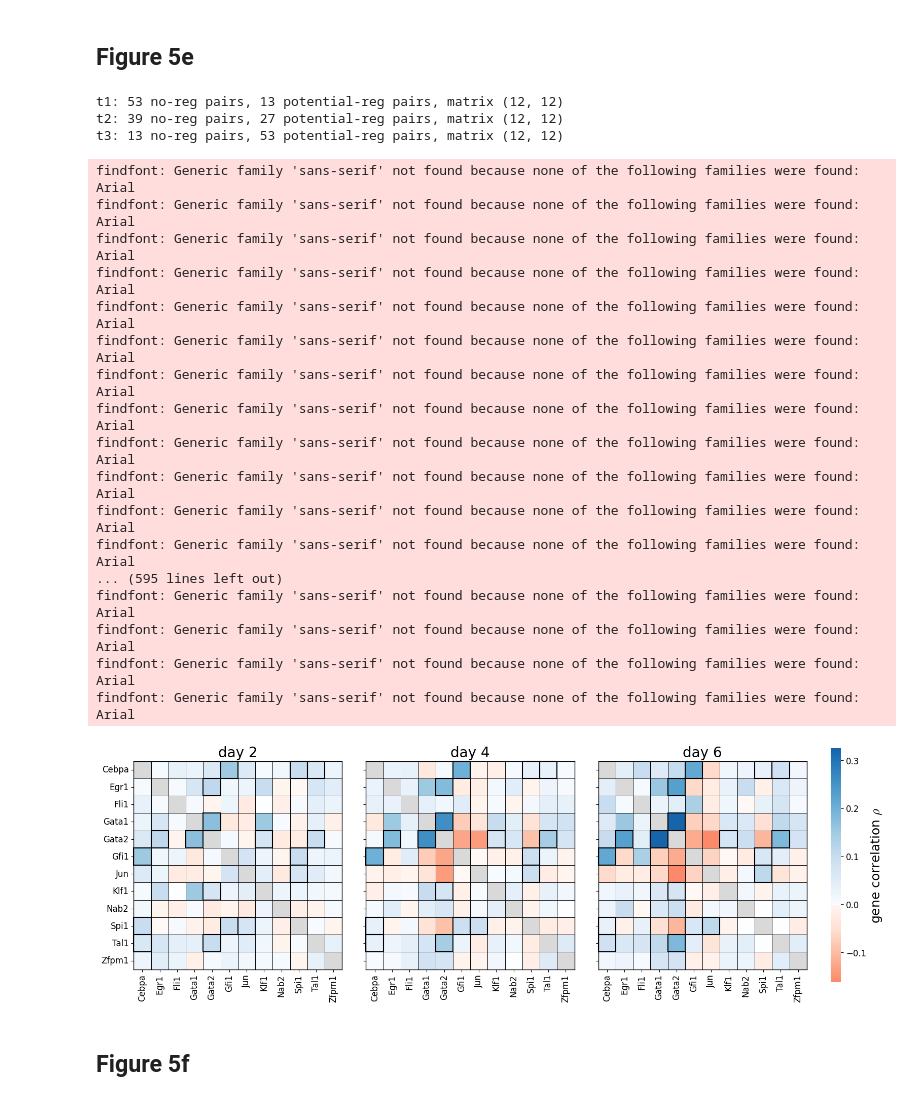
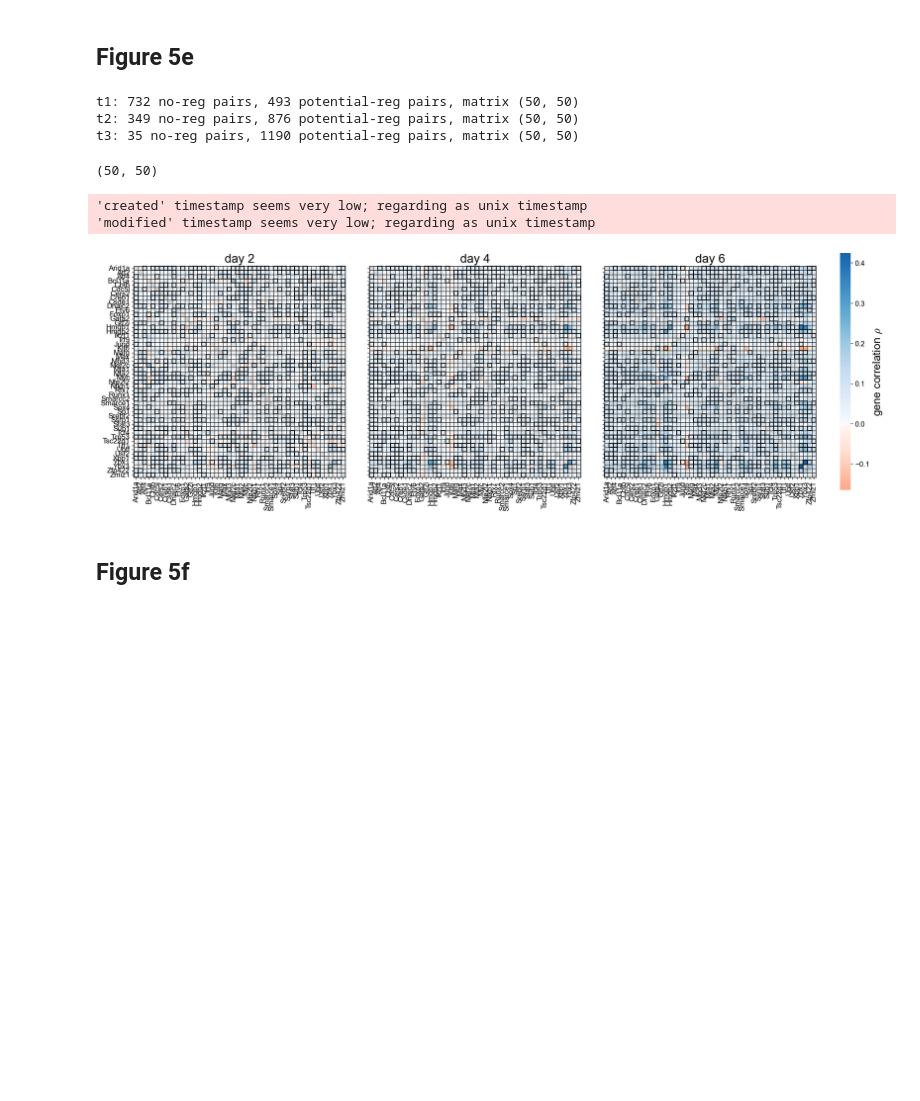
Before and after one commit to GoyalLab/TwINFER, a Jupyter notebook: scripts_to_plot_figures/figure_5.ipynb, the cells around one changed output. Cells and saved outputs as stored; diff of their text form; code cells hidden in the pictures; blank space fills up the shorter version.

```diff
--- a/scripts_to_plot_figures/figure_5.ipynb
+++ b/scripts_to_plot_figures/figure_5.ipynb
@@ -21,10 +21,10 @@ import json
 # %% [markdown]
 ## Plot formatting
 # %%
-path_to_code_repo = ""
-path_to_plot_data = Path("/home/gzu5140/Keerthana_b1042/grnInference/analysisData/figure_5_myeloid_progenitors/")
+path_to_code_repo = "/home/gzu5140/Keerthana_b1042/grnInference/code/TwINFER/"
+path_to_plot_data = Path("/home/gzu5140/Keerthana_b1042/grnInference/analysisData/figure_5_myeloid_progenitors_50_TF/")
 path_to_plot_data.mkdir(exist_ok=True)
-path_to_plots = f"/home/gzu5140/Keerthana_b1042/grnInference/plots/figure_5_myeloid progenitors/"
+path_to_plots = f"/home/gzu5140/Keerthana_b1042/grnInference/plots/figure_5_myeloid_progenitors_50_TF/"
 os.makedirs(path_to_plots, exist_ok=True)
 # %%
 # ============================================================
@@ -94,6 +94,7 @@ gene_list_Neutrophil = ['Muc13', 'Srgn', 'Ccl9', 'Plac8', 'Snrpf','Prtn3','Elane
 gene_list_Monocyte = ['Rbms1', 'Tuba1b','Sirpa', 'Ttf1', 'H3f3b', 'Set', 'Tk1', 'Fkbp4', 'Hspd1', 'Emb'] #Monocyte
 gene_list_Regulator_TF = ['Gata1', 'Gata2', 'Gfi1', 'Fli1', 'Spi1', 'Tal1',  'Cebpa', 'Jun', 'Egr1', 'Nab2', 'Klf1', 'Zfpm1'] #TF involved in hematopoiesis regulation
 gene_list_Pertubation = ['Brd9', 'Wdr82', 'Smarcd2', 'Smarcd1', 'Bcl11a', 'Stag2', 'Setd1b', 'Gps2', 'Men1', 'Chd4', 'Kmt2a', 'Smc2', 'Phf10', 'Cbx3', 'Crebbp', 'Hdac3', 'Setdb2', 'Ehmt2', 'Mbd2', 'Setdb1', 'Rbbp4', 'Hdac1', 'Mbd3', 'Rcor1', 'Atf7ip', 'Hmgxb4', 'Carm1', 'Prmt5', 'Cebpa', 'Ash1l', 'Smarcb1', 'Ezh2', 'Chaf1a', 'Prmt1', 'Ehmt1', 'Smc4', 'Smc3', 'Chmp2a', 'Kdm6a', 'Spi1', 'Gata2']
+gene_list_50_genes = ['Ybx1', 'Ttf1', 'Hmgb1', 'Ybx3', 'Nfkb1', 'Hmgb2', 'Srebf2', 'Smarce1', 'Csde1', 'Jund', 'Tsc22d1', 'Max', 'Sp1', 'Bcl11a', 'Irf9', 'Myc', 'Mef2c', 'Ssrp1', 'Tcf4', 'Cbfb', 'Trp53', 'Arid1a', 'Stat3', 'Sub1', 'Mta2', 'Xbp1', 'Cers2', 'Etv6', 'Ubtf', 'Ikzf1', 'Foxp1', 'Smarcc2', 'Dnajc2', 'Zmiz1', 'Nfe2l2', 'Gtf2i', 'Atf4', 'Sox4', 'Cdc5l', 'Zfp422', 'Usf2', 'Mta1', 'Gata2', 'Mafg', 'Creb1', 'Atf2', 'Klf6', 'Runx1', 'Mbd3', 'Rfx7']
 # %% [markdown]
 ## Figure 5b
 # %%
@@ -386,9 +617,9 @@ scenario_colors = {
 # %%
 #Gene pair classification - Regulator TF
-gene_set_name = "Monocyte"
-df_pair_classification = pd.read_csv(f"{path_to_plot_data}/all_gene_pair_classification_{gene_set_name}.csv")
+gene_set_name = "Regulator_TF"
+df_pair_classification = pd.read_csv(f"{path_to_plot_data}/all_gene_pair_classification_{gene_set_name}_day_4.csv")
 pair_sets = {
-    "self": {(g, g) for g in gene_list_Monocyte}
+    "self": {(g, g) for g in gene_list_Regulator_TF}
 }
 
 # ----------------------------------
@@ -488,7 +719,7 @@ ax.set_aspect("equal")
 
 sns.despine(left=True, bottom=True)
 plt.tight_layout()
-save_path = f"{path_to_plots}/day_2_{gene_set_name}_scenarios.pdf"
+save_path = f"{path_to_plots}/day_4_{gene_set_name}_scenarios.pdf"
 plt.savefig(save_path,
            format='pdf',
            bbox_inches='tight',
@@ -634,7 +846,7 @@ findfont: Generic family 'sans-serif' not found because none of the following fa
 ## Figure 5e
 # %%
 # === Load saved CSV ===
-gene_set_name = "Regulator_TF"
+gene_set_name = "Top_50_genes"
 df = pd.read_csv(path_to_plot_data / f"gene_pair_results_{gene_set_name}.csv")
 
 # === Reconstruct lists and matrices ===
@@ -697,39 +909,39 @@ for g1, g2 in consistent_pairs:
         consistent_corr.append((g1, g2))
 consistent_corr = sorted(consistent_corr)
 # %% [output]
-t1: 53 no-reg pairs, 13 potential-reg pairs, matrix (12, 12)
-t2: 39 no-reg pairs, 27 potential-reg pairs, matrix (12, 12)
-t3: 13 no-reg pairs, 53 potential-reg pairs, matrix (12, 12)
+t1: 732 no-reg pairs, 493 potential-reg pairs, matrix (50, 50)
+t2: 349 no-reg pairs, 876 potential-reg pairs, matrix (50, 50)
+t3: 35 no-reg pairs, 1190 potential-reg pairs, matrix (50, 50)
+# %%
+pairwise_gene_gene_correlation_matrix_t3.shape
+# %% [output]
+(50, 50)
 # %%
 # -----------------------------
 # Setup
 # -----------------------------
-gene_list = sorted(gene_list_Regulator_TF)
-
+gene_list = sorted(gene_list_50_genes)
 corr_mats = {
     "day 2": pairwise_gene_gene_correlation_matrix_t1,
     "day 4": pairwise_gene_gene_correlation_matrix_t2,
     "day 6": pairwise_gene_gene_correlation_matrix_t3,
 }
 
-
 # -----------------------------
 # Figure layout: 3 plots + vertical cbar
 # -----------------------------
-fig = plt.figure(figsize=(18, 6))
+fig = plt.figure(figsize=(21, 7))
 gs = fig.add_gridspec(
     1, 4,
     width_ratios=[1, 1, 1, 0.05],
     wspace=0.15
 )
-
 axes = [fig.add_subplot(gs[0, 0])]
 axes += [fig.add_subplot(gs[0, i], sharey=axes[0]) for i in range(1, 3)]
+cbar_ax = fig.add_subplot(gs[0, 3])
 
-cbar_ax = fig.add_subplot(gs[0, 3])
 # --- compute global vmin / vmax across all timepoints ---
 all_values = []
-
 for corr_df in [
     pairwise_gene_gene_correlation_matrix_t1,
     pairwise_gene_gene_correlation_matrix_t2,
@@ -740,20 +952,17 @@ for corr_df in [
     all_values.append(mat)
 
 all_values = np.concatenate([m.flatten() for m in all_values])
-
 vmin = min(0.0, np.nanmin(all_values))
 vmax = np.nanmax(all_values)
+cmap = make_reds_blues_colormap(vmin=vmin, vmax=vmax)
+cmap.set_bad("#D9D9D9")
 
-cmap = make_reds_blues_colormap(vmin = vmin, vmax = vmax)
-cmap.set_bad("#D9D9D9")
 # -----------------------------
 # Plot heatmaps
 # -----------------------------
 for ax, (label, corr_df) in zip(axes, corr_mats.items()):
-
     data_matrix = corr_df.loc[gene_list, gene_list].to_numpy(float)
     np.fill_diagonal(data_matrix, np.nan)
-
 
     sns.heatmap(
         data_matrix,
@@ -770,6 +979,9 @@ for ax, (label, corr_df) in zip(axes, corr_mats.items()):
     )
 
     ax.set_title(label)
+
+    # Fix: Set ticks explicitly before setting labels
+    ax.set_xticks(np.arange(len(gene_list)) + 0.5)
     ax.set_xticklabels(gene_list, rotation=90, ha="center", va="top")
 
     # -----------------------------
@@ -779,7 +991,6 @@ for ax, (label, corr_df) in zip(axes, corr_mats.items()):
         if g1 in gene_list and g2 in gene_list:
             i = gene_list.index(g1)
             j = gene_list.index(g2)
-
             for (x, y) in [(j, i), (i, j)]:
                 rect = Rectangle(
                     (x, y), 1, 1,
@@ -796,53 +1007,37 @@ for ax, (label, corr_df) in zip(axes, corr_mats.items()):
         spine.set_visible(True)
         spine.set_linewidth(1)
         spine.set_edgecolor("black")
         spine.set_clip_on(False)
 
 # -----------------------------
 # Colorbar formatting
 # -----------------------------
 cbar_ax.set_ylabel(r"gene correlation ${\rho}$")
 cbar_ax.set_facecolor("none")
+
 # --- keep y labels ONLY on the leftmost axis ---
 axes[0].set_yticks(np.arange(len(gene_list)) + 0.5)
 axes[0].set_yticklabels(gene_list, rotation=0, ha="right", va="center")
 axes[0].tick_params(labelleft=True)
 
 for ax in axes[1:]:
     ax.tick_params(labelleft=False)
-
 
 # -----------------------------
 # Save
 # -----------------------------
 if path_to_plots:
     out = Path(path_to_plots)
     out.mkdir(parents=True, exist_ok=True)
     base = out / f"gene_correlation_{gene_set_name}"
     fig.savefig(f"{base}.png", dpi=300, bbox_inches="tight", transparent=True)
     fig.savefig(f"{base}.svg", bbox_inches="tight", transparent=True)
     fig.savefig(f"{base}.pdf", bbox_inches="tight", transparent=True)
-
 plt.show()
 # %% [output]
-findfont: Generic family 'sans-serif' not found because none of the following families were found: Arial
-findfont: Generic family 'sans-serif' not found because none of the following families were found: Arial
-findfont: Generic family 'sans-serif' not found because none of the following families were found: Arial
-findfont: Generic family 'sans-serif' not found because none of the following families were found: Arial
-findfont: Generic family 'sans-serif' not found because none of the following families were found: Arial
-findfont: Generic family 'sans-serif' not found because none of the following families were found: Arial
-findfont: Generic family 'sans-serif' not found because none of the following families were found: Arial
-findfont: Generic family 'sans-serif' not found because none of the following families were found: Arial
-findfont: Generic family 'sans-serif' not found because none of the following families were found: Arial
-findfont: Generic family 'sans-serif' not found because none of the following families were found: Arial
-findfont: Generic family 'sans-serif' not found because none of the following families were found: Arial
-findfont: Generic family 'sans-serif' not found because none of the following families were found: Arial
-... (595 lines left out)
-findfont: Generic family 'sans-serif' not found because none of the following families were found: Arial
-findfont: Generic family 'sans-serif' not found because none of the following families were found: Arial
-findfont: Generic family 'sans-serif' not found because none of the following families were found: Arial
-findfont: Generic family 'sans-serif' not found because none of the following families were found: Arial
+'created' timestamp seems very low; regarding as unix timestamp
+'modified' timestamp seems very low; regarding as unix timestamp
-[figure, old version]
+[figure, new version]
 # %% [markdown]
 ## Figure 5f
 # %%
```
Also changed, not shown: parts of 12 cells of this notebook, 14 other files.
